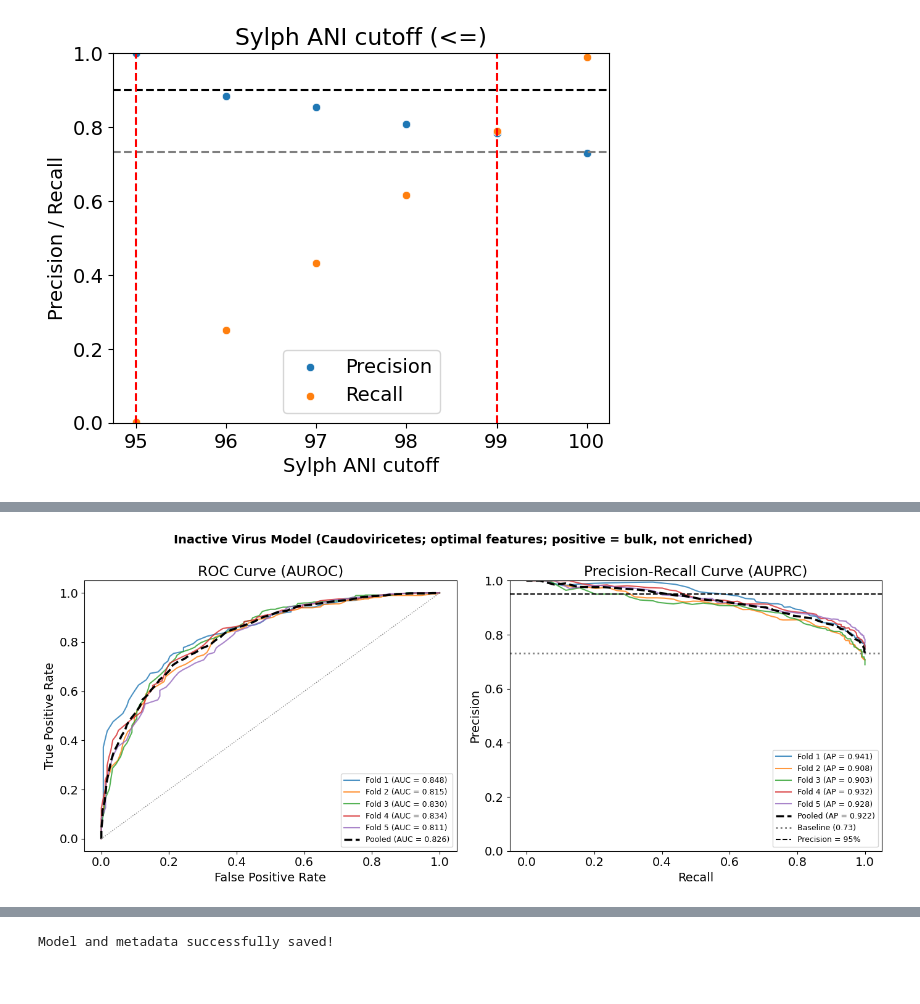
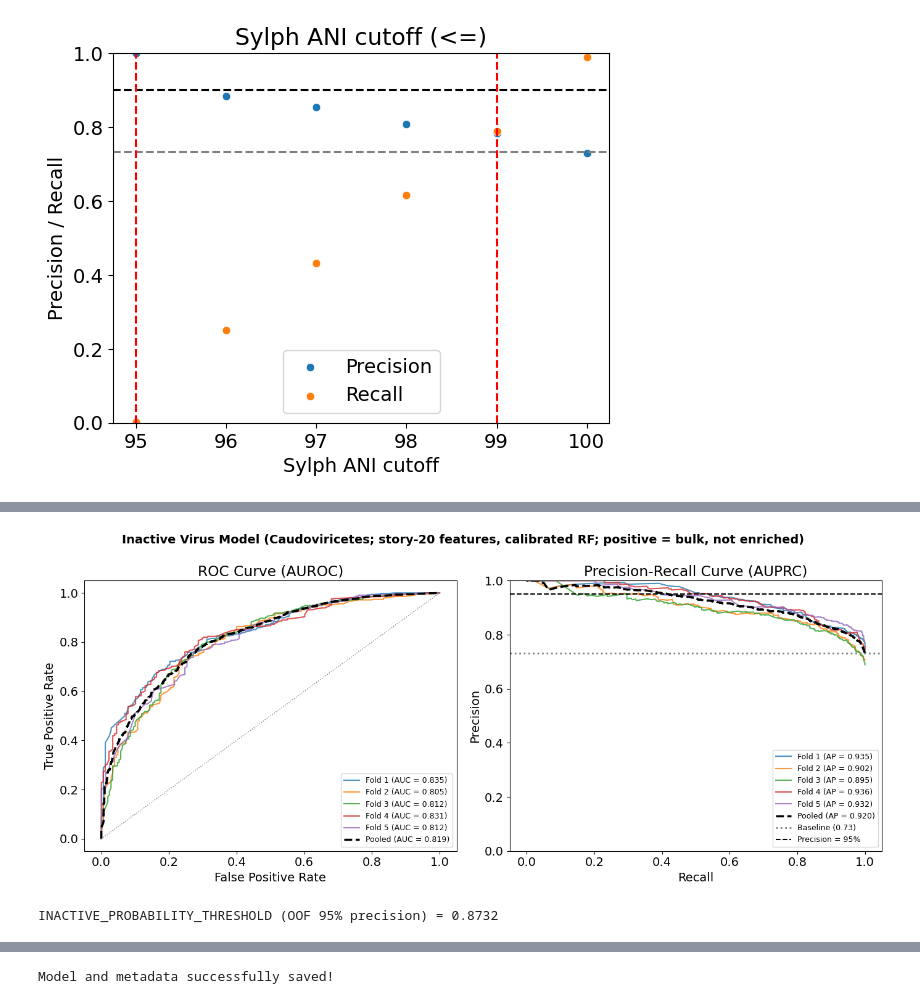
Before and after one commit to UHVDB/uhvdb-manuscript, a Jupyter notebook: figure_s15/figure_s15.ipynb, the cells around one changed output, grey strips where cells are left out. Cells and saved outputs as stored; diff of their text form; code cells hidden in the pictures.

```diff
--- a/figure_s15/figure_s15.ipynb
+++ b/figure_s15/figure_s15.ipynb
@@ -4316,7 +4288,12 @@ shape: (3, 90)
 # %%
 # Classifier: inactive (TP) vs active (FP) among bulk-detected Caudoviricetes.
-# Uses OPTIMAL_FEATURES (dump1 + cm_dtr + n_struct_genes).
-#   - Includes bulk breadth / breadth_ratio / variance_ratio (bulk detection context).
+# Uses OPTIMAL_FEATURES (story-20; isotonic-calibrated RF).
+#   - Truncation: breadth_ratio, variance_ratio, cov_evenness
+#   - Completeness: annot_aai_af, complete_count
+#   - Viral vs host: Score, viral_gene_frac, virus_score
+#   - Lysogeny: is_integrated, temperate, empathi_integration_per_kb
+#   - Occupied genes: med_prop_* (breadth > 0.8), n_struct_genes
+#   - Detection: Naive_ANI, kmers_reassigned, num_proteins_per_kb
 #   - Excludes enriched breadth (label leakage) and host/ICTV ecology columns.
 #   - GroupKFold by sample group to reduce patient-level leakage.
 #   - Input table already restricted to most_common_ictv_class == Caudoviricetes.
@@ -4341,7 +4318,7 @@ COLS_TO_DROP = [
 
 
 def run_activity_classifier(df_base, positive_pr_cat, model_title, target_col="target", feature_cols=None):
-    """Group K-fold RF classifier for bulk-detected viruses.
+    """Group K-fold isotonic-calibrated RF classifier for bulk-detected viruses.
 
     positive_pr_cat: 'TP' = inactive (bulk, not enriched)
     feature_cols: optional explicit feature list (defaults to OPTIMAL_FEATURES).
@@ -4366,18 +4343,20 @@ def run_activity_classifier(df_base, positive_pr_cat, model_title, target_col="t
     X = df.reindex(columns=feature_cols)
     numeric_cols = list(feature_cols)
 
-    preprocessor = ColumnTransformer(transformers=[
-        ("num", SimpleImputer(strategy="median"), numeric_cols),
-    ])
-    pipeline = Pipeline(steps=[
-        ("preprocessor", preprocessor),
-        ("classifier", RandomForestClassifier(
-            n_estimators=100,
-            class_weight="balanced",
-            random_state=42,
-            n_jobs=-1,
-        )),
-    ])
+    def _make_estimator():
+        pipe = Pipeline([
+            ("imputer", SimpleImputer(strategy="median")),
+            ("classifier", RandomForestClassifier(
+                n_estimators=100,
+                class_weight="balanced",
+                random_state=42,
+                n_jobs=-1,
+            )),
+        ])
+        inner_cv = StratifiedKFold(n_splits=3, shuffle=True, random_state=42)
+        return CalibratedClassifierCV(pipe, method="isotonic", cv=inner_cv)
+
+    pipeline = _make_estimator()
 
     n_splits = min(5, df["group"].nunique())
     gkf = GroupKFold(n_splits=n_splits)
@@ -4409,7 +4388,7 @@ def run_activity_classifier(df_base, positive_pr_cat, model_title, target_col="t
 
             fpr, tpr, _ = roc_curve(y_test, y_proba)
             fold_roc_curves.append((fpr, tpr, auc))
-            precision, recall, _ = precision_recall_curve(y_test, y_proba)
+            recall, precision = pr_curve_for_plot(y_test, y_proba)
             fold_pr_curves.append((recall, precision, auprc))
         else:
             auc, auprc, mcc = np.nan, np.nan, np.nan
@@ -4457,7 +4436,7 @@ def run_activity_classifier(df_base, positive_pr_cat, model_title, target_col="t
         for i, (recall, precision, auprc) in enumerate(fold_pr_curves):
             ax.plot(recall, precision, lw=1.5, alpha=0.8, label=f"Fold {i + 1} (AP = {auprc:.3f})")
 
-        pool_precision, pool_recall, _ = precision_recall_curve(all_y_test, all_y_proba)
+        pool_recall, pool_precision = pr_curve_for_plot(all_y_test, all_y_proba)
         pool_ap = average_precision_score(all_y_test, all_y_proba)
         ax.plot(
             pool_recall, pool_precision, color="black", lw=2.5, linestyle="--",
@@ -4472,16 +4451,17 @@ def run_activity_classifier(df_base, positive_pr_cat, model_title, target_col="t
         plt.tight_layout()
         plt.show()
 
-    final_pipeline = Pipeline(steps=[
-        ("preprocessor", preprocessor),
-        ("classifier", RandomForestClassifier(
-            n_estimators=100, class_weight="balanced", random_state=42, n_jobs=-1,
-        )),
-    ])
+    final_pipeline = _make_estimator()
     final_pipeline.fit(X, y)
 
-    X_transformed = final_pipeline.named_steps["preprocessor"].transform(X)
-    X_transformed_df = pd.DataFrame(X_transformed, columns=numeric_cols)
+    # Imputed matrix for SHAP on the RF inside the calibrator.
+    _cal0 = final_pipeline.calibrated_classifiers_[0]
+    _est0 = getattr(_cal0, "estimator", None) or getattr(_cal0, "base_estimator")
+    X_transformed_df = pd.DataFrame(
+        _est0.named_steps["imputer"].transform(X),
+        columns=numeric_cols,
+        index=X.index,
+    )
 
     return {
         "df": df,
@@ -4509,7 +4489,7 @@ df_base = enrich_v_unenrich_final.to_pandas()
 inactive_results = run_activity_classifier(
     df_base,
     positive_pr_cat="TP",
-    model_title="Inactive Virus Model (Caudoviricetes; optimal features; positive = bulk, not enriched)",
+    model_title="Inactive Virus Model (Caudoviricetes; story-20 features, calibrated RF; positive = bulk, not enriched)",
     target_col="is_inactive",
     feature_cols=OPTIMAL_FEATURES,
 )
@@ -4521,5 +4501,21 @@ X_transformed_df = inactive_results["X_transformed_df"]
 numeric_cols = inactive_results["numeric_cols"]
 all_y_test = inactive_results["all_y_test"]
 all_y_proba = inactive_results["all_y_proba"]
+
+# OOF 95% precision cutoff used by downstream VHR / enriched-application cells
+# (same rule as joblib thresh_90).
+_prec, _rec, _thr = precision_recall_curve(all_y_test, all_y_proba)
+_valid_p = np.asarray(_prec[:-1])
+_valid_r = np.asarray(_rec[:-1])
+_idx = np.where(_valid_p >= 0.95)[0]
+if len(_idx) == 0:
+    INACTIVE_PROBABILITY_THRESHOLD = 1.0
+else:
+    _i = int(_idx[np.argmax(_valid_r[_idx])])
+    INACTIVE_PROBABILITY_THRESHOLD = float(_thr[_i])
+print(
+    f"INACTIVE_PROBABILITY_THRESHOLD (OOF 95% precision) = "
+    f"{INACTIVE_PROBABILITY_THRESHOLD:.4f}"
+)
 # %% [output]
 ============================================================
@@ -4541,4 +4537,5 @@ Pooled metrics across all folds:
-[figure, old version]
+[figure, new version]
+INACTIVE_PROBABILITY_THRESHOLD (OOF 95% precision) = 0.8732
 # %%
 # Out-of-fold precision across phage-to-host ratio (VHR) bins.
 # VHR here is cascade (primary phage_host_ratio on enrich_v_unenrich).
```
Also changed, not shown: parts of 14 cells of this notebook, 5 other files.
